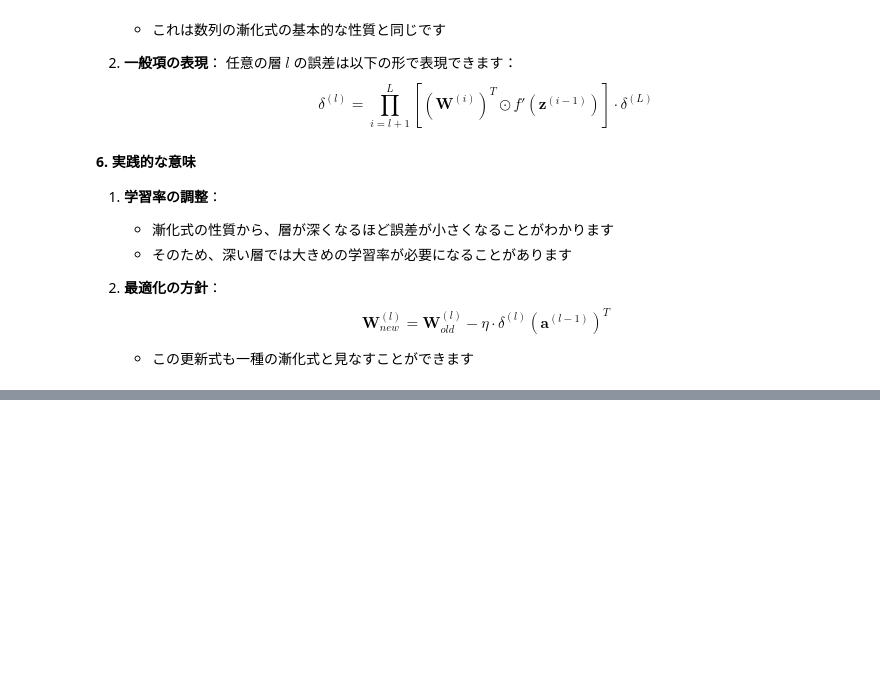
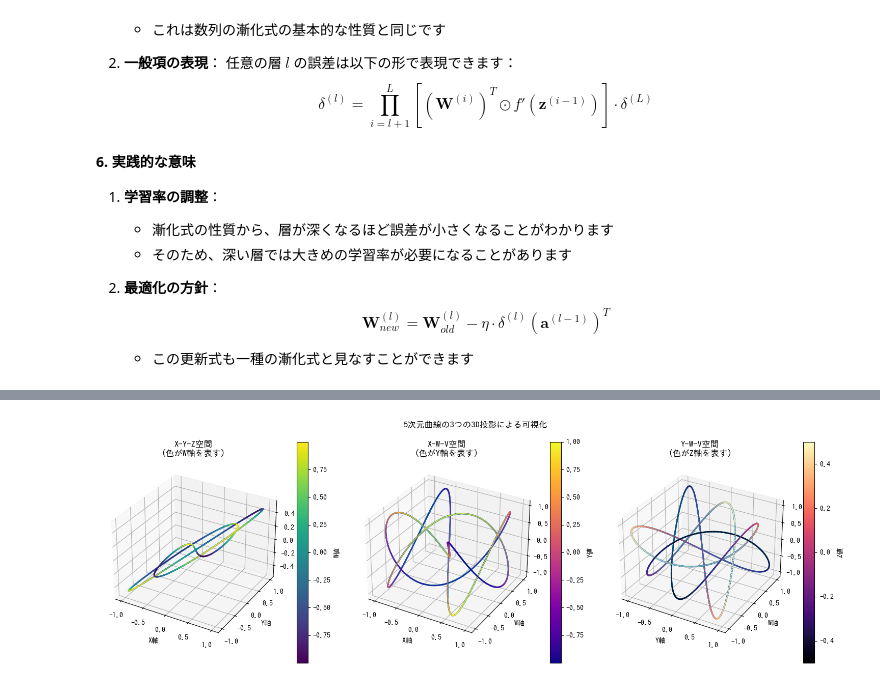
Before and after one commit to YamabikoLab/jupyter-learning, a Jupyter notebook: sample1.ipynb, the cells around one changed output, grey strips where cells are left out. Cells and saved outputs as stored; diff of their text form; code cells hidden in the pictures; blank space fills up the shorter version.

```diff
--- a/sample1.ipynb
+++ b/sample1.ipynb
@@ -472,0 +658,53 @@ $$
+# %%
+import numpy as np
+import matplotlib.pyplot as plt
+from mpl_toolkits.mplot3d import Axes3D
+
+# 5次元のパラメトリック方程式のデータ生成
+t = np.linspace(0, 4*np.pi, 1000)
+x = np.sin(2*t)
+y = np.cos(3*t)
+z = np.sin(t) * np.cos(t)
+w = np.sin(4*t)
+v = np.cos(5*t)
+
+# プロットの作成
+fig = plt.figure(figsize=(15, 5))
+
+# 1つ目のプロット (X-Y-Z)
+ax1 = fig.add_subplot(131, projection='3d')
+line1 = ax1.plot(x, y, z, lw=2)
+points1 = ax1.scatter(x, y, z, c=w, cmap='viridis', s=1)
+ax1.set_xlabel('X軸')
+ax1.set_ylabel('Y軸')
+ax1.set_zlabel('Z軸')
+ax1.set_title('X-Y-Z空間\n(色がW軸を表す)')
+
+# 2つ目のプロット (X-W-V)
+ax2 = fig.add_subplot(132, projection='3d')
+line2 = ax2.plot(x, w, v, lw=2)
+points2 = ax2.scatter(x, w, v, c=y, cmap='plasma', s=1)
+ax2.set_xlabel('X軸')
+ax2.set_ylabel('W軸')
+ax2.set_zlabel('V軸')
+ax2.set_title('X-W-V空間\n(色がY軸を表す)')
+
+# 3つ目のプロット (Y-W-V)
+ax3 = fig.add_subplot(133, projection='3d')
+line3 = ax3.plot(y, w, v, lw=2)
+points3 = ax3.scatter(y, w, v, c=z, cmap='magma', s=1)
+ax3.set_xlabel('Y軸')
+ax3.set_ylabel('W軸')
+ax3.set_zlabel('V軸')
+ax3.set_title('Y-W-V空間\n(色がZ軸を表す)')
+
+# カラーバーの追加
+plt.colorbar(points1, ax=ax1, label='W値')
+plt.colorbar(points2, ax=ax2, label='Y値')
+plt.colorbar(points3, ax=ax3, label='Z値')
+
+plt.suptitle('5次元曲線の3つの3D投影による可視化')
+plt.tight_layout()
+plt.show()
+# %% [output]
+[figure, added]
```
Also changed, not shown: parts of 5 cells of this notebook.
